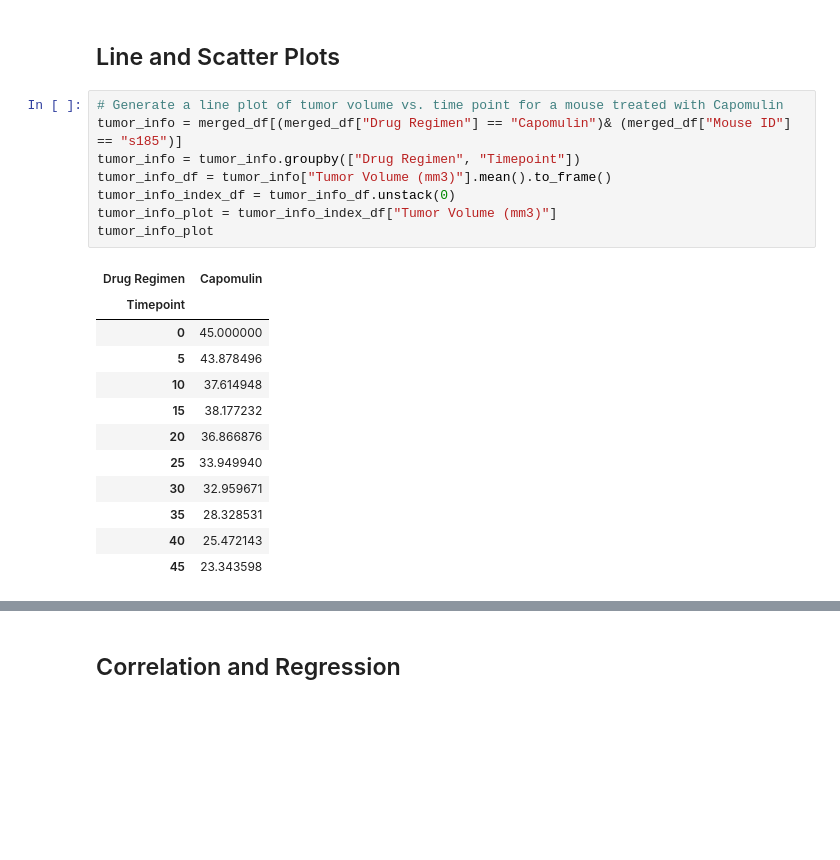
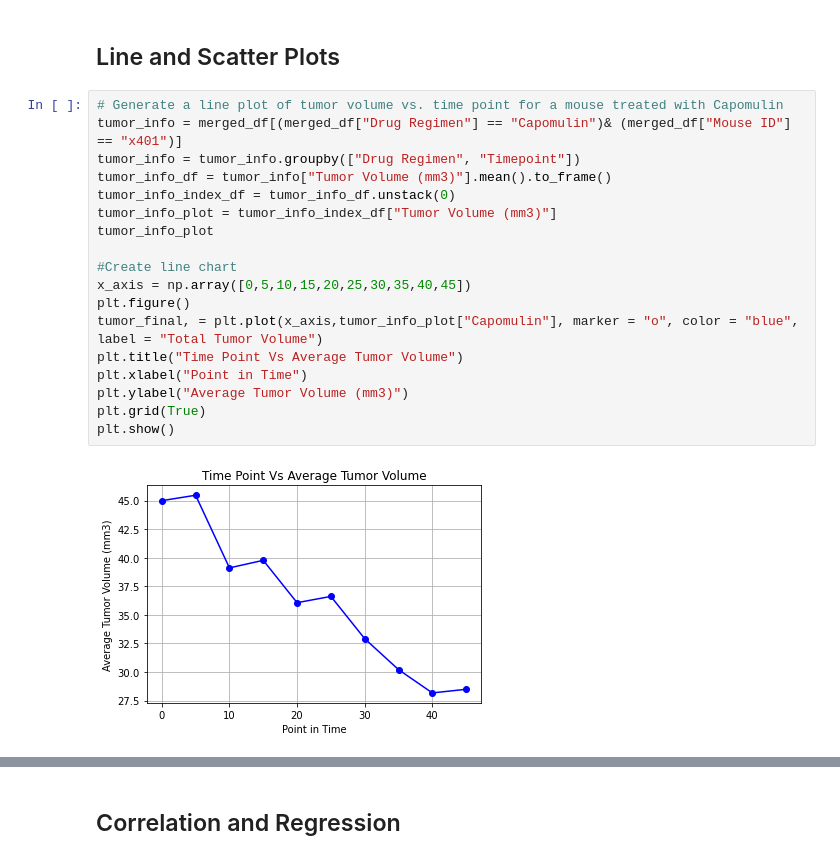
Before and after one commit to annarischitelli/Matplotlib-challenge, a Jupyter notebook: Pymaceuticals_Anna.ipynb, the cells around one changed output, grey strips where cells are left out. Saved outputs shown, nothing was run; the diff lists cells and outputs as text; blank space fills up the shorter version.

```diff
--- a/Pymaceuticals_Anna.ipynb
+++ b/Pymaceuticals_Anna.ipynb
@@ -246,22 +262,21 @@ plt.show()
 ## Line and Scatter Plots
 # %%
 # Generate a line plot of tumor volume vs. time point for a mouse treated with Capomulin
-tumor_info = merged_df[(merged_df["Drug Regimen"] == "Capomulin")& (merged_df["Mouse ID"] == "s185")]
+tumor_info = merged_df[(merged_df["Drug Regimen"] == "Capomulin")& (merged_df["Mouse ID"] == "x401")]
 tumor_info = tumor_info.groupby(["Drug Regimen", "Timepoint"])
 tumor_info_df = tumor_info["Tumor Volume (mm3)"].mean().to_frame()
 tumor_info_index_df = tumor_info_df.unstack(0)
 tumor_info_plot = tumor_info_index_df["Tumor Volume (mm3)"]
 tumor_info_plot
+
+#Create line chart
+x_axis = np.array([0,5,10,15,20,25,30,35,40,45])
+plt.figure()
+tumor_final, = plt.plot(x_axis,tumor_info_plot["Capomulin"], marker = "o", color = "blue", label = "Total Tumor Volume")
+plt.title("Time Point Vs Average Tumor Volume")
+plt.xlabel("Point in Time")
+plt.ylabel("Average Tumor Volume (mm3)")
+plt.grid(True)
+plt.show()
 # %% [output]
-| Drug Regimen | Capomulin |
-| Timepoint |  |
-| 0 | 45.000000 |
-| 5 | 43.878496 |
-| 10 | 37.614948 |
-| 15 | 38.177232 |
-| 20 | 36.866876 |
-| 25 | 33.949940 |
-| 30 | 32.959671 |
-| 35 | 28.328531 |
-| 40 | 25.472143 |
-| 45 | 23.343598 |
+[figure, added]
```
Also changed, not shown: parts of 8 cells of this notebook.
